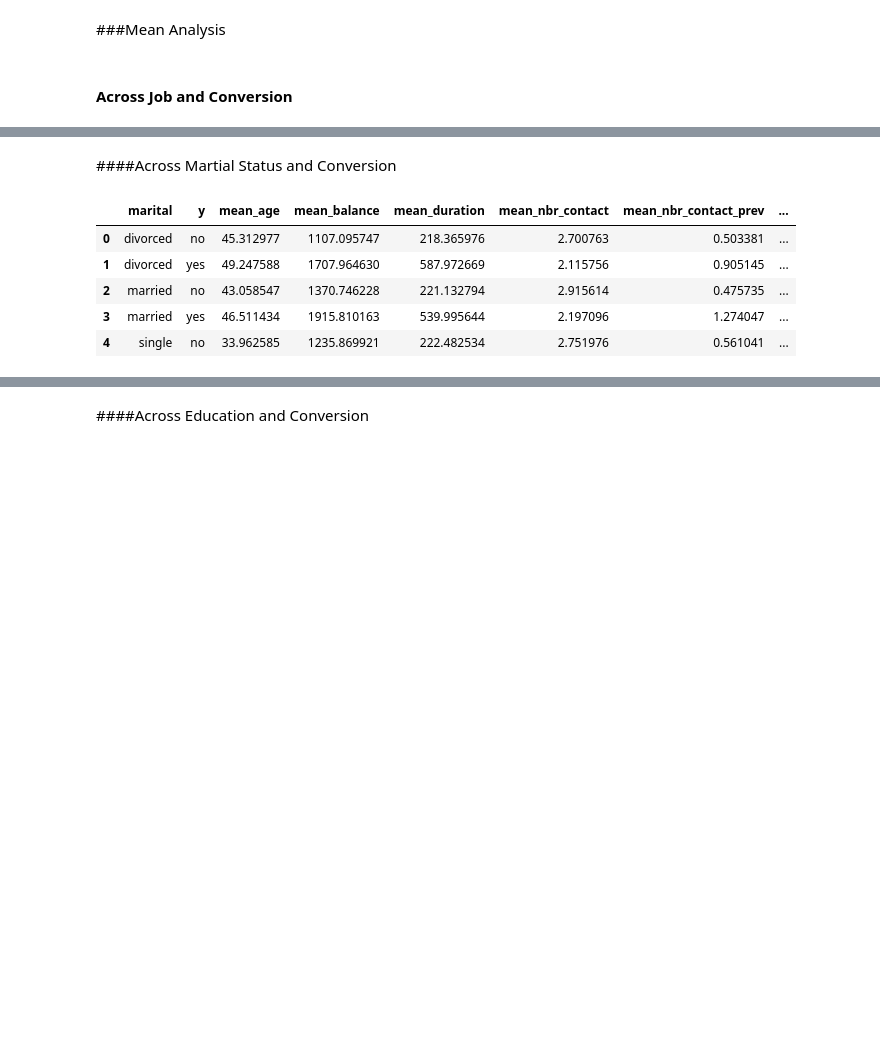
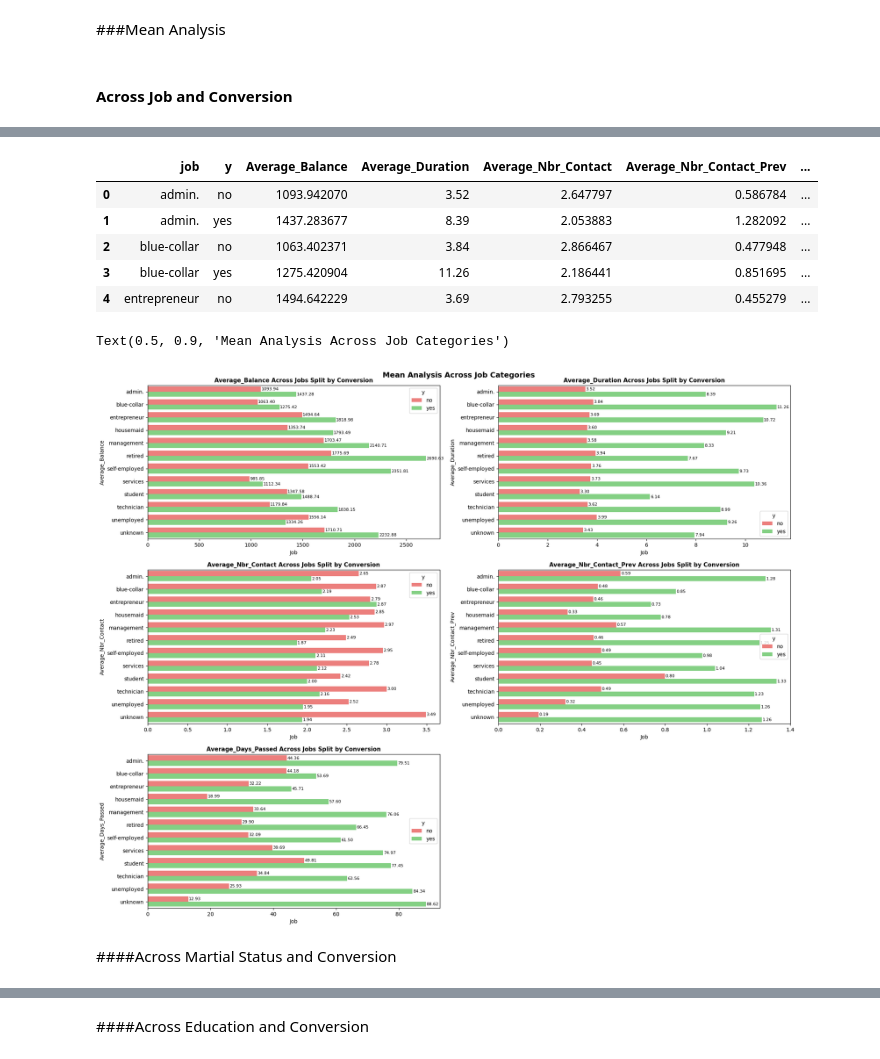
Before and after one commit to chayanbasu007/td_cross_sell_model, a Jupyter notebook: TD_Cross_Sell_Model.ipynb, the cells around one changed output, grey strips where cells are left out. Drawn from its saved outputs; the diff is of its cells as text; code cells hidden in the pictures; blank space fills up the shorter version.

```diff
--- a/TD_Cross_Sell_Model.ipynb
+++ b/TD_Cross_Sell_Model.ipynb
@@ -781,18 +776,45 @@ Text(0.5, 1.0, 'Average Days Across Jobs Split by Conversion')
+# %%
+#Table
+job_td_df = df.groupby(['job','y']).agg(Average_Balance =('balance','mean'),
+                                  Average_Duration =('duration','mean'),
+                                  Average_Nbr_Contact =('campaign','mean'),
+                                  Average_Nbr_Contact_Prev =('previous','mean'),
+                                  Average_Days_Passed =('pdays','mean'),
+                                  ).reset_index()
+job_td_df['Average_Duration']= (job_td_df['Average_Duration']/60).round(2)
+display(job_td_df.head())
+
+#Append the Numeric(float) columns in a list
+job_numeric = job_td_df.select_dtypes(include=['float64']).columns.tolist()
+job_numeric
+
+#Figure
+fig,axes = plt.subplots(3,2,figsize =(22,18))
+axes = axes.flatten()
+k = 0
+
+for i in job_numeric:
+  sns.barplot(data = job_td_df, y='job', x=i, hue='y', errorbar=None, palette = custom_palette, ax = axes[k])
+  for container in axes[k].containers:
+        axes[k].bar_label(container, fmt='%0.2f', label_type='edge', padding=1, fontsize =8)
+  axes[k].set_xlabel('Job')
+  axes[k].set_ylabel(f'{i}')
+  axes[k].set_title(f'{i} Across Jobs Split by Conversion', fontweight ='bold', fontsize = 11)
+
+  k+=1
+
+axes[5].axis('off')
+#plt.legend(loc = 'upper right',bbox_to_anchor=(1,1))
+plt.suptitle('Mean Analysis Across Job Categories Split by Conversion',fontweight ='bold',
+             fontsize =14,y=0.90, x=0.5,ha ='center', va ='top')
+# %% [output]
+|  | job | y | Average_Balance | Average_Duration | Average_Nbr_Contact | Average_Nbr_Contact_Prev | ... |
+| 0 | admin. | no | 1093.942070 | 3.52 | 2.647797 | 0.586784 | ... |
+| 1 | admin. | yes | 1437.283677 | 8.39 | 2.053883 | 1.282092 | ... |
+| 2 | blue-collar | no | 1063.402371 | 3.84 | 2.866467 | 0.477948 | ... |
+| 3 | blue-collar | yes | 1275.420904 | 11.26 | 2.186441 | 0.851695 | ... |
+| 4 | entrepreneur | no | 1494.642229 | 3.69 | 2.793255 | 0.455279 | ... |
+Text(0.5, 0.9, 'Mean Analysis Across Job Categories')
+[figure, added]
 # %% [markdown]
 ####Across Martial Status and Conversion
-# %%
-marital_td_df = df.groupby(['marital','y']).agg(mean_age =('age','mean'),
-                                  mean_balance =('balance','mean'),
-                                  mean_duration =('duration','mean'),
-                                  mean_nbr_contact =('campaign','mean'),
-                                  mean_nbr_contact_prev =('previous','mean'),
-                                  mean_pdays =('pdays','mean'),
-                                  ).reset_index()
-marital_td_df.head()
-# %% [output]
-|  | marital | y | mean_age | mean_balance | mean_duration | mean_nbr_contact | mean_nbr_contact_prev | ... |
-| 0 | divorced | no | 45.312977 | 1107.095747 | 218.365976 | 2.700763 | 0.503381 | ... |
-| 1 | divorced | yes | 49.247588 | 1707.964630 | 587.972669 | 2.115756 | 0.905145 | ... |
-| 2 | married | no | 43.058547 | 1370.746228 | 221.132794 | 2.915614 | 0.475735 | ... |
-| 3 | married | yes | 46.511434 | 1915.810163 | 539.995644 | 2.197096 | 1.274047 | ... |
-| 4 | single | no | 33.962585 | 1235.869921 | 222.482534 | 2.751976 | 0.561041 | ... |
```
Also changed, not shown: parts of 26 cells of this notebook.
